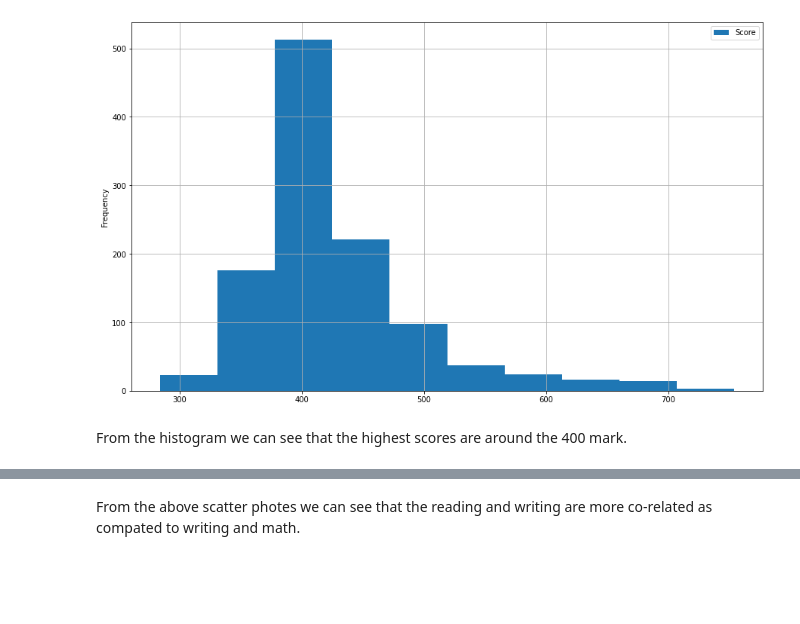
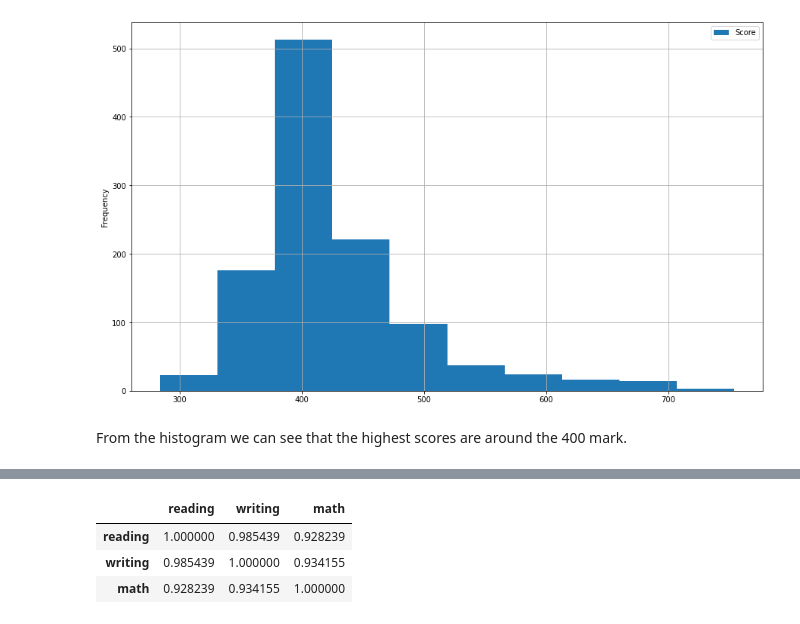
Before and after one commit to wikd13/medium-data-visualization, a Jupyter notebook: data.ipynb, the cells around one changed output, grey strips where cells are left out. Saved outputs shown, nothing was run; the diff lists cells and outputs as text; code cells hidden in the pictures; blank space fills up the shorter version.

```diff
--- a/data.ipynb
+++ b/data.ipynb
@@ -98,2 +95,7 @@ scores.plot(kind = 'scatter',x = 'math',y = 'writing',figsize=(10,9),grid=True)
-# %% [markdown]
-From the above scatter photes we can see that the reading and writing are more co-related as compated to writing and math.
+# %%
+scores.corr()
+# %% [output]
+|  | reading | writing | math |
+| reading | 1.000000 | 0.985439 | 0.928239 |
+| writing | 0.985439 | 1.000000 | 0.934155 |
+| math | 0.928239 | 0.934155 | 1.000000 |
```
Also changed, not shown: parts of 5 cells of this notebook.
